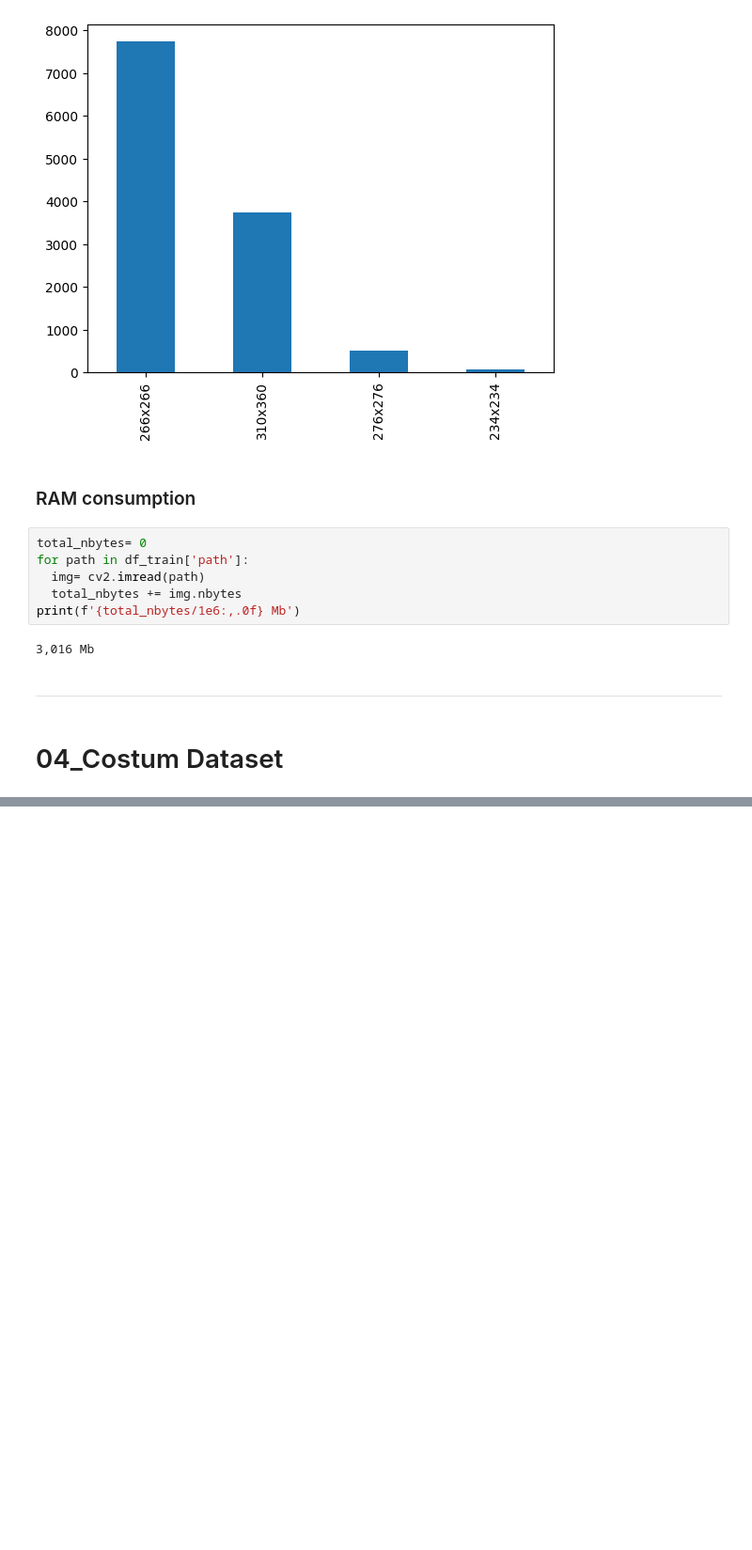
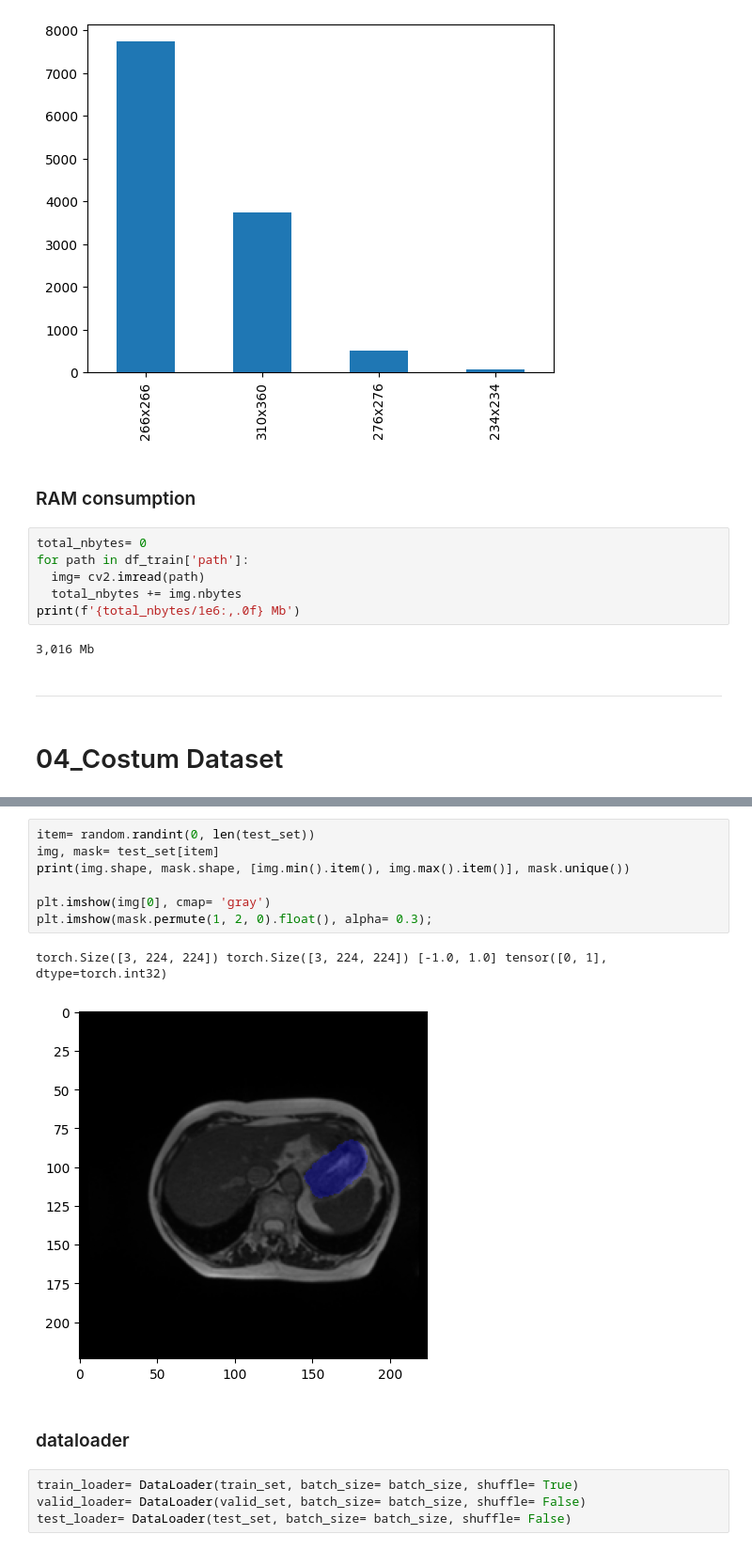
Before and after one commit to Amir-Hofo/Gastrointestinal_Medical_Image_Segmentation, a Jupyter notebook: Gastrointestinal_Medical_Image_Segmentation.ipynb, the cells around one changed output, grey strips where cells are left out. Shown: that part at 94% size. Cells and saved outputs as stored; diff of their text form; blank space fills up the shorter version.

```diff
--- a/Gastrointestinal_Medical_Image_Segmentation.ipynb
+++ b/Gastrointestinal_Medical_Image_Segmentation.ipynb
@@ -349,0 +430,16 @@ print(f'{total_nbytes/1e6:,.0f} Mb')
+# %%
+item= random.randint(0, len(test_set))
+img, mask= test_set[item]
+print(img.shape, mask.shape, [img.min().item(), img.max().item()], mask.unique())
+
+plt.imshow(img[0], cmap= 'gray')
+plt.imshow(mask.permute(1, 2, 0).float(), alpha= 0.3);
+# %% [output]
+torch.Size([3, 224, 224]) torch.Size([3, 224, 224]) [-1.0, 1.0] tensor([0, 1], dtype=torch.int32)
+[figure, added]
+# %% [markdown]
+### dataloader
+# %%
+train_loader= DataLoader(train_set, batch_size= batch_size, shuffle= True)
+valid_loader= DataLoader(valid_set, batch_size= batch_size, shuffle= False)
+test_loader= DataLoader(test_set, batch_size= batch_size, shuffle= False)
```
Also changed, not shown: parts of 55 cells of this notebook.
